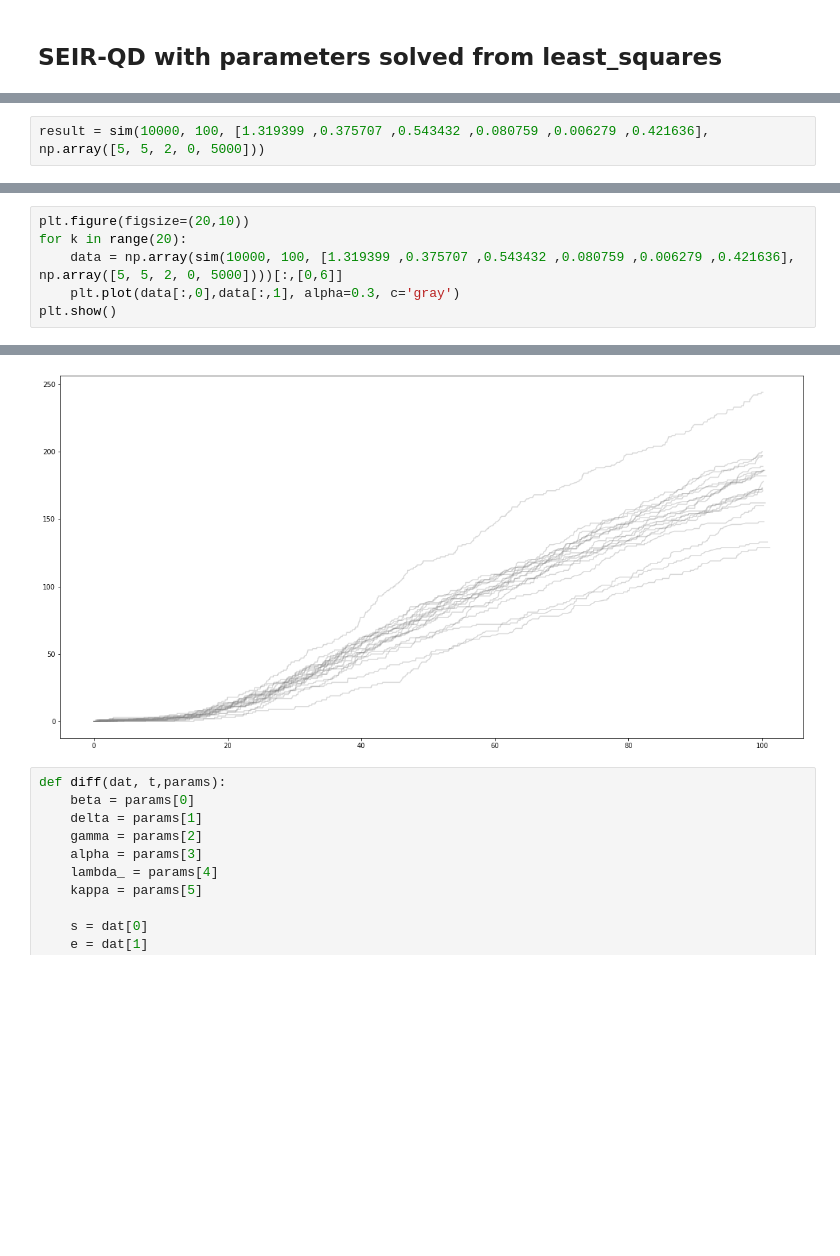
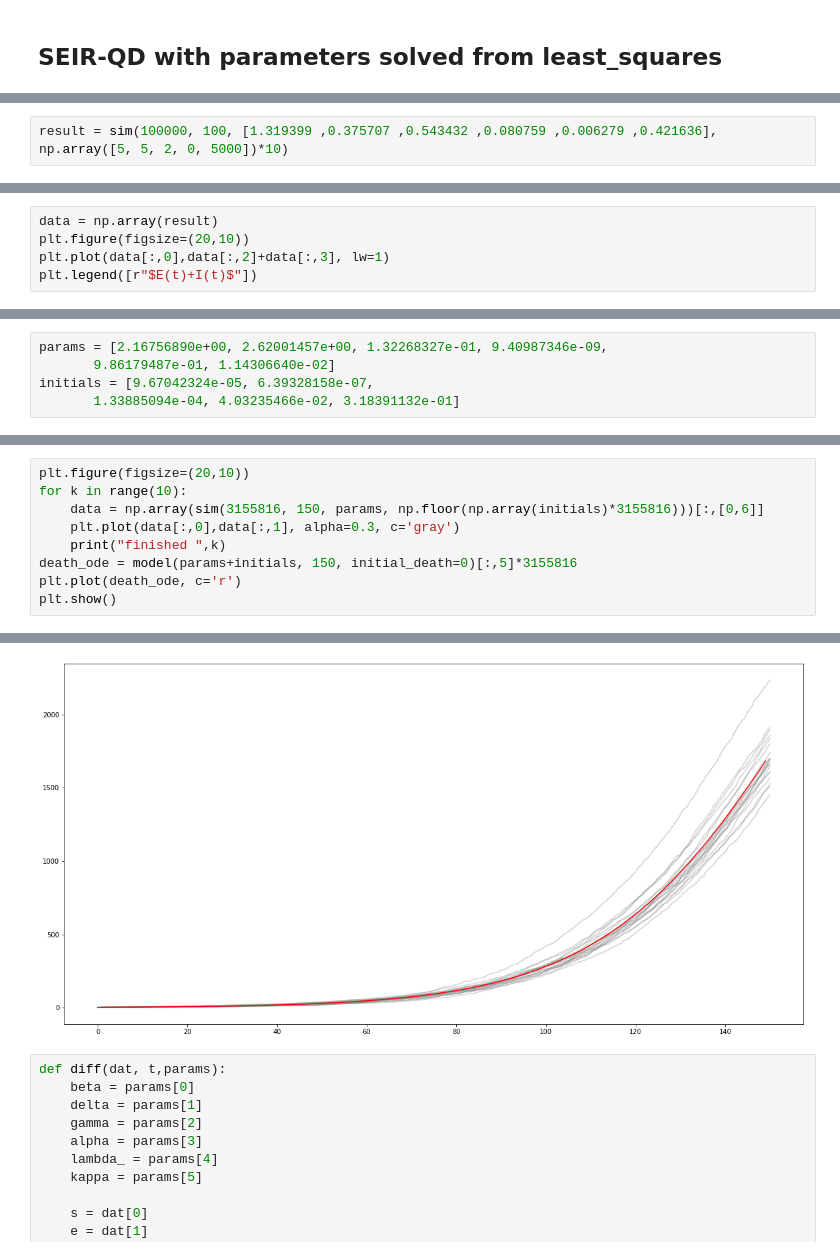
Before and after one commit to danielnee2/SKTW, a Jupyter notebook: TC/Gillespie algorithm.ipynb, the cells around one changed output, grey strips where cells are left out. Drawn from its saved outputs; the diff is of its cells as text; blank space fills up the shorter version.

```diff
--- a/TC/Gillespie algorithm.ipynb
+++ b/TC/Gillespie algorithm.ipynb
@@ -153,5 +139,5 @@ def sim(N, T, params, initial_conditions, initial_death=0):
 # %%
-result = sim(10000, 100, [1.319399 ,0.375707 ,0.543432 ,0.080759 ,0.006279 ,0.421636], np.array([5, 5, 2, 0, 5000]))
+result = sim(100000, 100, [1.319399 ,0.375707 ,0.543432 ,0.080759 ,0.006279 ,0.421636], np.array([5, 5, 2, 0, 5000])*10)
 # %%
 data = np.array(result)
 plt.figure(figsize=(20,10))
@@ -172,0 +149,5 @@ array([[0.00000000e+00, 0.00000000e+00],
+# %%
+data = np.array(result)
+plt.figure(figsize=(20,10))
+plt.plot(data[:,0],data[:,2]+data[:,3], lw=1)
+plt.legend([r"$E(t)+I(t)$"])
@@ -172,0 +157,5 @@ array([[0.00000000e+00, 0.00000000e+00],
+# %%
+params = [2.16756890e+00, 2.62001457e+00, 1.32268327e-01, 9.40987346e-09,
+       9.86179487e-01, 1.14306640e-02]
+initials = [9.67042324e-05, 6.39328158e-07,
+       1.33885094e-04, 4.03235466e-02, 3.18391132e-01]
@@ -173,7 +184,10 @@ array([[0.00000000e+00, 0.00000000e+00],
 # %%
 plt.figure(figsize=(20,10))
-for k in range(20):
-    data = np.array(sim(10000, 100, [1.319399 ,0.375707 ,0.543432 ,0.080759 ,0.006279 ,0.421636], np.array([5, 5, 2, 0, 5000])))[:,[0,6]]
+for k in range(10):
+    data = np.array(sim(3155816, 150, params, np.floor(np.array(initials)*3155816)))[:,[0,6]]
     plt.plot(data[:,0],data[:,1], alpha=0.3, c='gray')
+    print("finished ",k)
+death_ode = model(params+initials, 150, initial_death=0)[:,5]*3155816
+plt.plot(death_ode, c='r')
 plt.show()
 # %% [output]
@@ -180,4 +214,4 @@ plt.show()
-[figure, old version]
+[figure, new version]
 # %%
 def diff(dat, t,params):
     beta = params[0]
```
Also changed, not shown: parts of 13 cells of this notebook, 2 other files.
